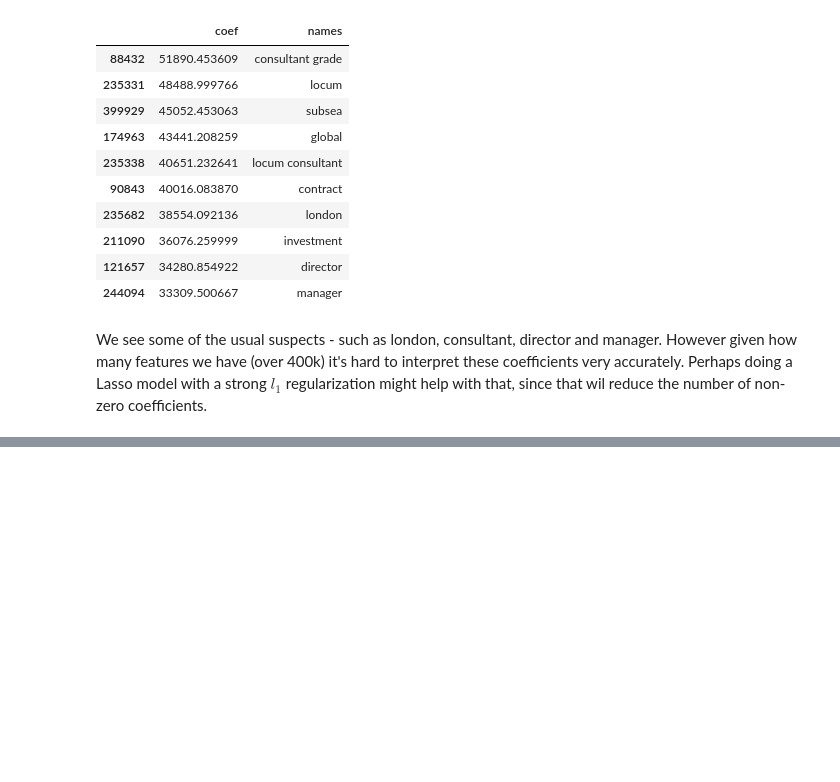
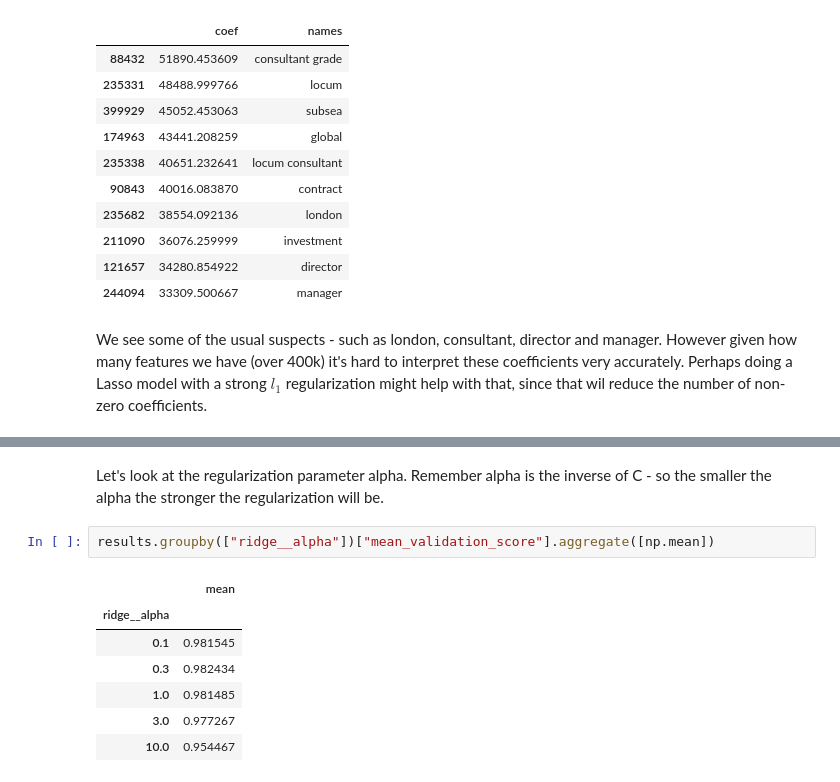
Before and after one commit to apapiu/Sklearn-NLP-Validation-and-Pipelines, a Jupyter notebook: Validating Tf-Idf+alpha on Salary Dataset.ipynb, the cells around one changed output, grey strips where cells are left out. Drawn from its saved outputs; the diff is of its cells as text; blank space fills up the shorter version.

```diff
--- a/Validating Tf-Idf+alpha on Salary Dataset.ipynb
+++ b/Validating Tf-Idf+alpha on Salary Dataset.ipynb
@@ -126,0 +219,12 @@ We see some of the usual suspects - such as london, consultant, director and man
+# %% [markdown]
+Let's look at the regularization parameter alpha. Remember alpha is the inverse of C - so the smaller the alpha the stronger the regularization will be.
+# %%
+results.groupby(["ridge__alpha"])["mean_validation_score"].aggregate([np.mean])
+# %% [output]
+|  | mean |
+| ridge__alpha |  |
+| 0.1 | 0.981545 |
+| 0.3 | 0.982434 |
+| 1.0 | 0.981485 |
+| 3.0 | 0.977267 |
+| 10.0 | 0.954467 |
```
Also changed, not shown: parts of 34 cells of this notebook, 1 other file.
